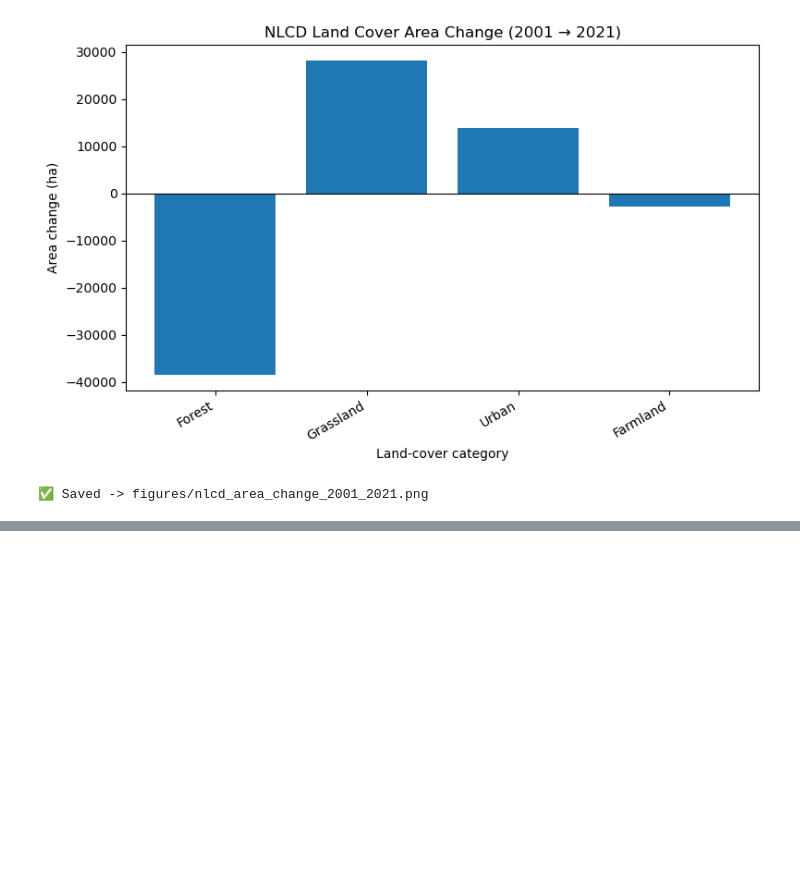
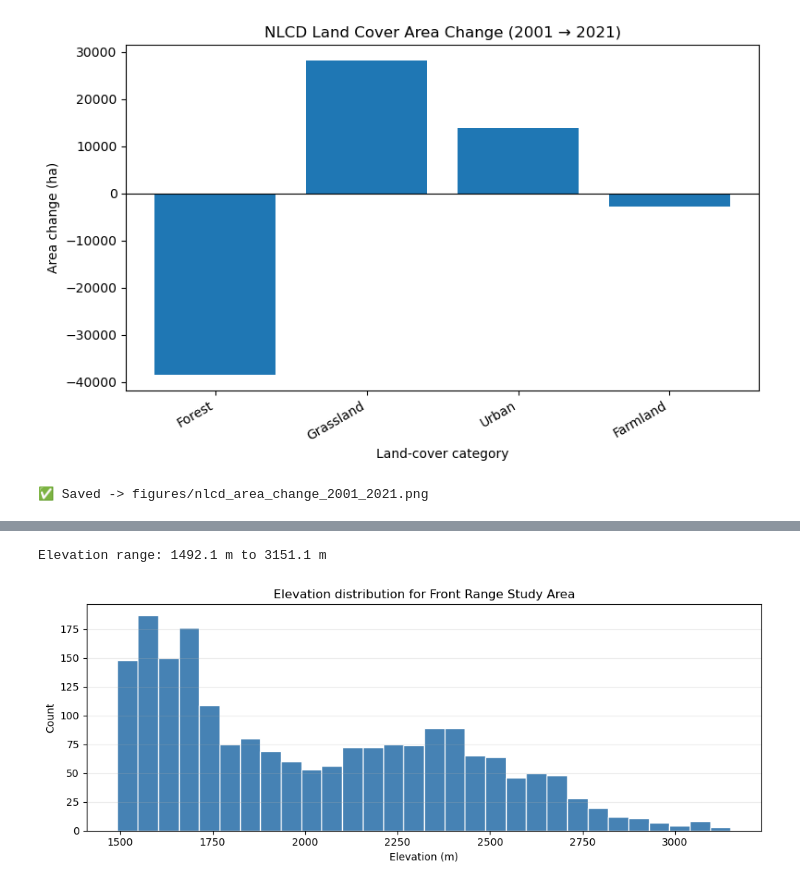
Before and after one commit to xinranzhou2059/front-range-forest-change, a Jupyter notebook: tutorials/Sick_project_0627.ipynb, the cells around one changed output, grey strips where cells are left out. Drawn from its saved outputs; the diff is of its cells as text; code cells hidden in the pictures; blank space fills up the shorter version.

```diff
--- a/tutorials/Sick_project_0627.ipynb
+++ b/tutorials/Sick_project_0627.ipynb
@@ -626,0 +533,26 @@ Map(center=[40.125, -105.25833335], controls=(WidgetControl(options=['position',
+# %%
+########################### Combine elevation and land-cover bands ###############################
+combined = dem.addBands(nlcd_2021)
+
+print('Combined image bands:')
+print(combined.bandNames().getInfo())
+
+# Randomly sample pixels within the study area
+samples = combined.sample(
+    region=study_area,
+    scale=30,              # Match NLCD's 30 m resolution
+    numPixels=2000,
+    seed=42,
+    geometries=False,
+    dropNulls=True
+)
+
+# Convert Earth Engine samples to a Pandas DataFrame
+df_samples = geemap.ee_to_df(samples, remove_geom=False)
+
+print(f'Sampled {len(df_samples):,} valid pixels')
+print('\nData columns:')
+print(df_samples.columns.tolist())
+
+print('\nFirst five rows:')
+display(df_samples.head())
@@ -626,0 +789,16 @@ Map(center=[40.125, -105.25833335], controls=(WidgetControl(options=['position',
+# %%
+# elevation histogram
+plt.figure(figsize=(10, 4))
+elev = df_samples['elevation'].dropna()
+plt.hist(elev, bins=30, color='steelblue', edgecolor='white')
+plt.xlabel('Elevation (m)')
+plt.ylabel('Count')
+plt.title('Elevation distribution for Front Range Study Area')
+plt.grid(axis='y', alpha=0.25)
+plt.tight_layout()
+min_elev, max_elev = elev.min(), elev.max()
+print(f'Elevation range: {min_elev:.1f} m to {max_elev:.1f} m')
+plt.show()
+# %% [output]
+Elevation range: 1492.1 m to 3151.1 m
+[figure, added]
```
Also changed, not shown: parts of 43 cells of this notebook, 3 other files.
